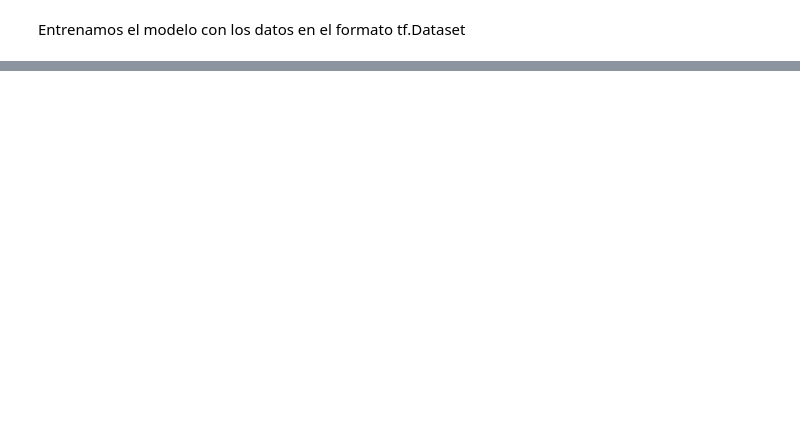
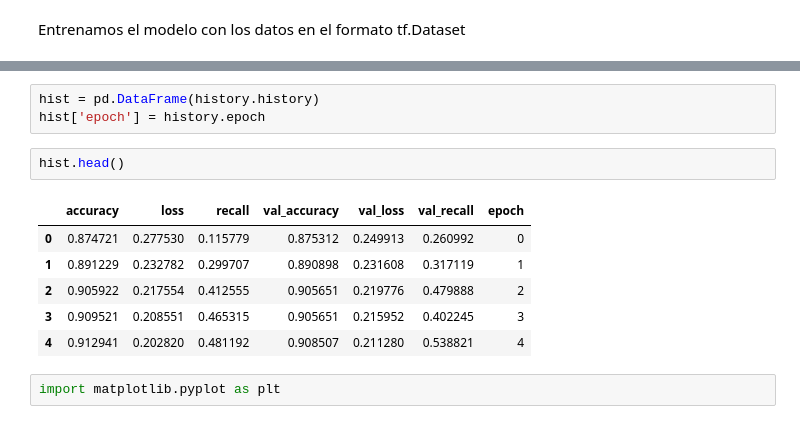
Before and after one commit to cristian72421/secop2-pipeline, a Jupyter notebook: notebooks/modelo_prorrogas.ipynb, the cells around one changed output, grey strips where cells are left out. Cells and saved outputs as stored; diff of their text form; blank space fills up the shorter version.

```diff
--- a/notebooks/modelo_prorrogas.ipynb
+++ b/notebooks/modelo_prorrogas.ipynb
@@ -360,0 +373,14 @@ Evaluamos en prueba (contratos firmados desde 2025)
+# %%
+hist = pd.DataFrame(history.history)
+hist['epoch'] = history.epoch
+# %%
+hist.head()
+# %% [output]
+|  | accuracy | loss | recall | val_accuracy | val_loss | val_recall | epoch |
+| 0 | 0.874721 | 0.277530 | 0.115779 | 0.875312 | 0.249913 | 0.260992 | 0 |
+| 1 | 0.891229 | 0.232782 | 0.299707 | 0.890898 | 0.231608 | 0.317119 | 1 |
+| 2 | 0.905922 | 0.217554 | 0.412555 | 0.905651 | 0.219776 | 0.479888 | 2 |
+| 3 | 0.909521 | 0.208551 | 0.465315 | 0.905651 | 0.215952 | 0.402245 | 3 |
+| 4 | 0.912941 | 0.202820 | 0.481192 | 0.908507 | 0.211280 | 0.538821 | 4 |
+# %%
+import matplotlib.pyplot as plt
```
Also changed, not shown: parts of 73 cells of this notebook, 4 other files.
